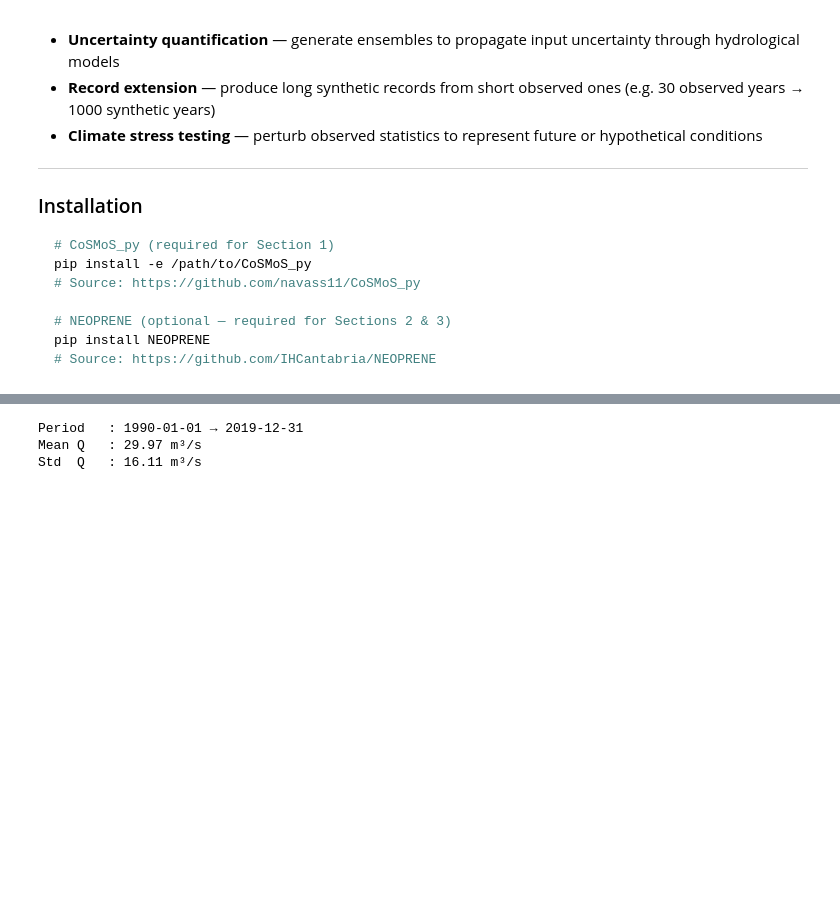
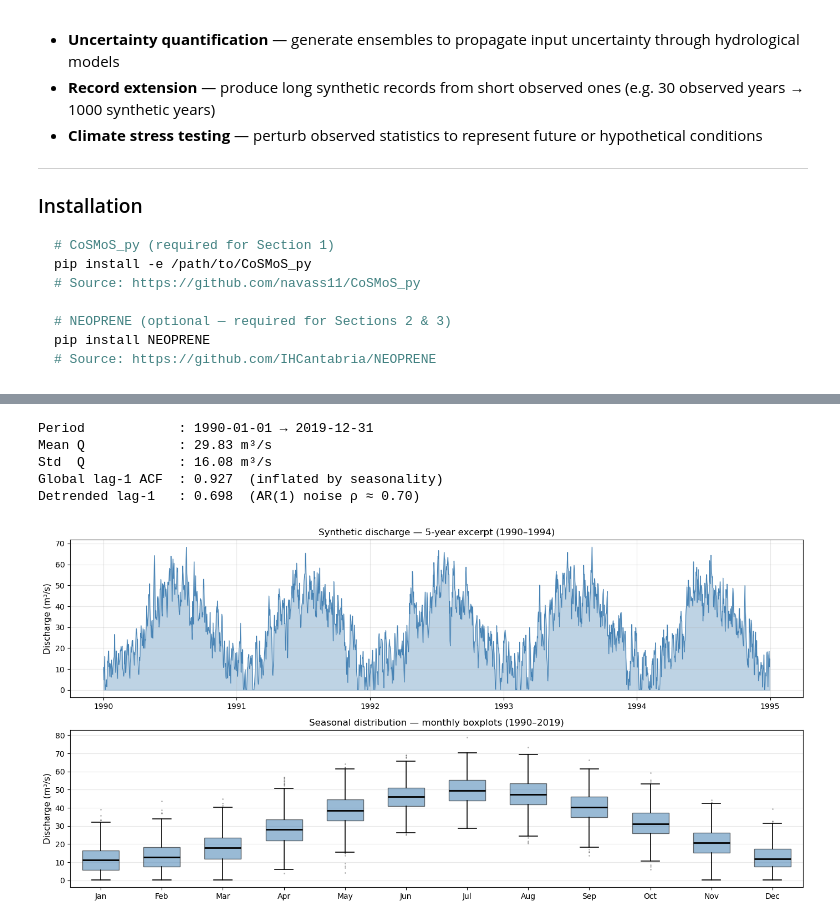
Before and after one commit to navass11/HYDRA, a Jupyter notebook: notebooks/climate/stochastic_generation.ipynb, the cells around one changed output, grey strips where cells are left out. Saved outputs shown, nothing was run; the diff lists cells and outputs as text; code cells hidden in the pictures; blank space fills up the shorter version.

```diff
--- a/notebooks/climate/stochastic_generation.ipynb
+++ b/notebooks/climate/stochastic_generation.ipynb
@@ -68,19 +91,60 @@ Generate an ensemble of synthetic discharge series for uncertainty quantificatio
 # %%
-# Generate a synthetic 30-year daily discharge series (observed)
+# Generate a synthetic 30-year daily discharge series with AR(1) persistence
 rng   = np.random.default_rng(42)
 dates = pd.date_range("1990-01-01", "2019-12-31", freq="D")
 n     = len(dates)
 doy   = np.asarray(dates.dayofyear, dtype=float)
 
+# Seasonal mean: peaks in late summer
 seasonal_mean = 30 + 20 * np.sin(2 * np.pi * (doy / 365 - 0.3))
-Q = np.maximum(0.1, seasonal_mean + rng.normal(0, 8, n))
+
+# AR(1) noise with ρ=0.7 — realistic day-to-day persistence around the seasonal mean
+rho = 0.7
+eps = rng.normal(0, 8 * np.sqrt(1 - rho**2), n)
+noise = np.zeros(n)
+for t in range(1, n):
+    noise[t] = rho * noise[t-1] + eps[t]
+
+Q     = np.maximum(0.1, seasonal_mean + noise)
 Q_obs = pd.Series(Q, index=dates, name="discharge")
 
-print(f"Period   : {dates[0].date()} → {dates[-1].date()}")
-print(f"Mean Q   : {Q_obs.mean():.2f} m³/s")
-print(f"Std  Q   : {Q_obs.std():.2f} m³/s")
+# Detrended lag-1 ACF (remove seasonal mean before computing)
+Q_detrend = Q_obs - Q_obs.groupby(Q_obs.index.dayofyear).transform('mean')
+print(f"Period            : {dates[0].date()} → {dates[-1].date()}")
+print(f"Mean Q            : {Q_obs.mean():.2f} m³/s")
+print(f"Std  Q            : {Q_obs.std():.2f} m³/s")
+print(f"Global lag-1 ACF  : {Q_obs.autocorr(lag=1):.3f}  (inflated by seasonality)")
+print(f"Detrended lag-1   : {Q_detrend.autocorr(lag=1):.3f}  (AR(1) noise ρ ≈ 0.70)")
+
+# ── Figure: 5-year excerpt (top) + monthly boxplots (bottom) ─────────────────
+fig, (ax1, ax2) = plt.subplots(2, 1, figsize=(14, 7))
+
+excerpt = Q_obs["1990":"1994"]
+ax1.fill_between(excerpt.index, excerpt.values, alpha=0.35, color="steelblue")
+ax1.plot(excerpt.index, excerpt.values, lw=0.8, color="steelblue")
+ax1.set_ylabel("Discharge (m³/s)", fontsize=11)
+ax1.set_title("Synthetic discharge — 5-year excerpt (1990–1994)", fontsize=12)
+ax1.grid(alpha=0.3)
+
+months_lbl = ["Jan","Feb","Mar","Apr","May","Jun","Jul","Aug","Sep","Oct","Nov","Dec"]
+month_data = [Q_obs[Q_obs.index.month == m].values for m in range(1, 13)]
+ax2.boxplot(month_data, patch_artist=True, widths=0.6,
+            boxprops=dict(facecolor="steelblue", alpha=0.55),
+            medianprops=dict(color="black", lw=2),
+            whiskerprops=dict(lw=1.2), capprops=dict(lw=1.2),
+            flierprops=dict(marker=".", markersize=2, alpha=0.3))
+ax2.set_xticklabels(months_lbl, fontsize=10)
+ax2.set_ylabel("Discharge (m³/s)", fontsize=11)
+ax2.set_title("Seasonal distribution — monthly boxplots (1990–2019)", fontsize=12)
+ax2.grid(alpha=0.3, axis="y")
+
+plt.tight_layout()
+plt.show()
 # %% [output]
-Period   : 1990-01-01 → 2019-12-31
-Mean Q   : 29.97 m³/s
-Std  Q   : 16.11 m³/s
+Period            : 1990-01-01 → 2019-12-31
+Mean Q            : 29.83 m³/s
+Std  Q            : 16.08 m³/s
+Global lag-1 ACF  : 0.927  (inflated by seasonality)
+Detrended lag-1   : 0.698  (AR(1) noise ρ ≈ 0.70)
+[figure, added]
 # %%
```
Also changed, not shown: parts of 17 cells of this notebook, 2 other files.
